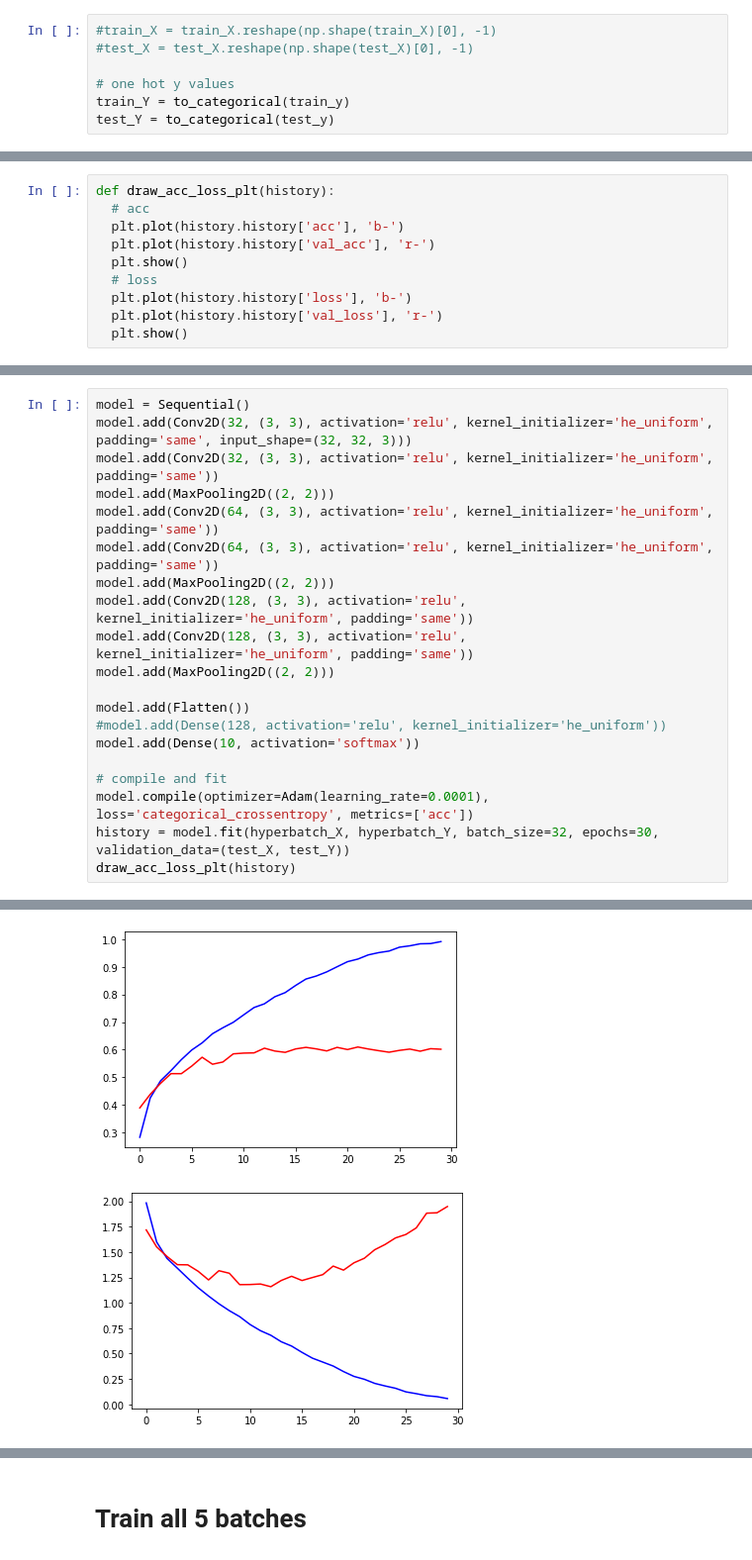
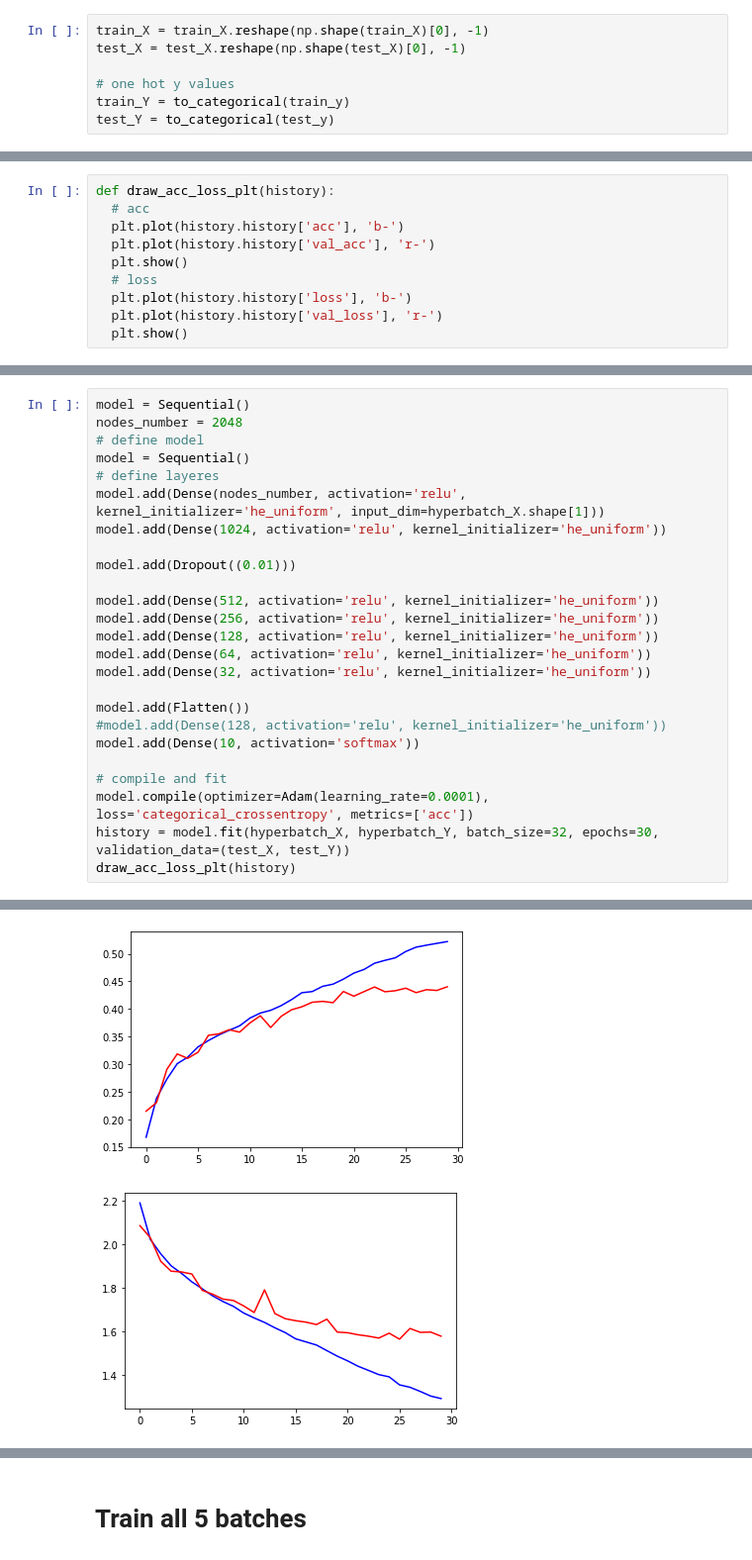
Before and after one commit to zahrasalarian/Artificial-Intelligence-in-Medicine-Projects, a Jupyter notebook: p2/main.ipynb, the cells around one changed output, grey strips where cells are left out. Shown at 99% size. Cells and saved outputs as stored; diff of their text form.

```diff
--- a/p2/main.ipynb
+++ b/p2/main.ipynb
@@ -41,8 +42,8 @@ from tensorflow.keras.losses import *
 from tensorflow.keras.layers import *
 from tensorflow.keras.activations import *
 # %%
-#train_X = train_X.reshape(np.shape(train_X)[0], -1)
-#test_X = test_X.reshape(np.shape(test_X)[0], -1)
+train_X = train_X.reshape(np.shape(train_X)[0], -1)
+test_X = test_X.reshape(np.shape(test_X)[0], -1)
 
 # one hot y values
 train_Y = to_categorical(train_y)
@@ -353,14 +385,19 @@ Epoch 30/30
 # %%
 model = Sequential()
-model.add(Conv2D(32, (3, 3), activation='relu', kernel_initializer='he_uniform', padding='same', input_shape=(32, 32, 3)))
-model.add(Conv2D(32, (3, 3), activation='relu', kernel_initializer='he_uniform', padding='same'))
-model.add(MaxPooling2D((2, 2)))
-model.add(Conv2D(64, (3, 3), activation='relu', kernel_initializer='he_uniform', padding='same'))
-model.add(Conv2D(64, (3, 3), activation='relu', kernel_initializer='he_uniform', padding='same'))
-model.add(MaxPooling2D((2, 2)))
-model.add(Conv2D(128, (3, 3), activation='relu', kernel_initializer='he_uniform', padding='same'))
-model.add(Conv2D(128, (3, 3), activation='relu', kernel_initializer='he_uniform', padding='same'))
-model.add(MaxPooling2D((2, 2)))
+nodes_number = 2048
+# define model
+model = Sequential()
+# define layeres
+model.add(Dense(nodes_number, activation='relu', kernel_initializer='he_uniform', input_dim=hyperbatch_X.shape[1]))
+model.add(Dense(1024, activation='relu', kernel_initializer='he_uniform'))
+
+model.add(Dropout((0.01)))
+
+model.add(Dense(512, activation='relu', kernel_initializer='he_uniform'))
+model.add(Dense(256, activation='relu', kernel_initializer='he_uniform'))
+model.add(Dense(128, activation='relu', kernel_initializer='he_uniform'))
+model.add(Dense(64, activation='relu', kernel_initializer='he_uniform'))
+model.add(Dense(32, activation='relu', kernel_initializer='he_uniform'))
 
 model.add(Flatten())
 #model.add(Dense(128, activation='relu', kernel_initializer='he_uniform'))
@@ -391,2 +428,2 @@ Epoch 30/30
-[figure, old version]
+[figure, new version]
-[figure, old version]
+[figure, new version]
```
Also changed, not shown: parts of 36 cells of this notebook.
